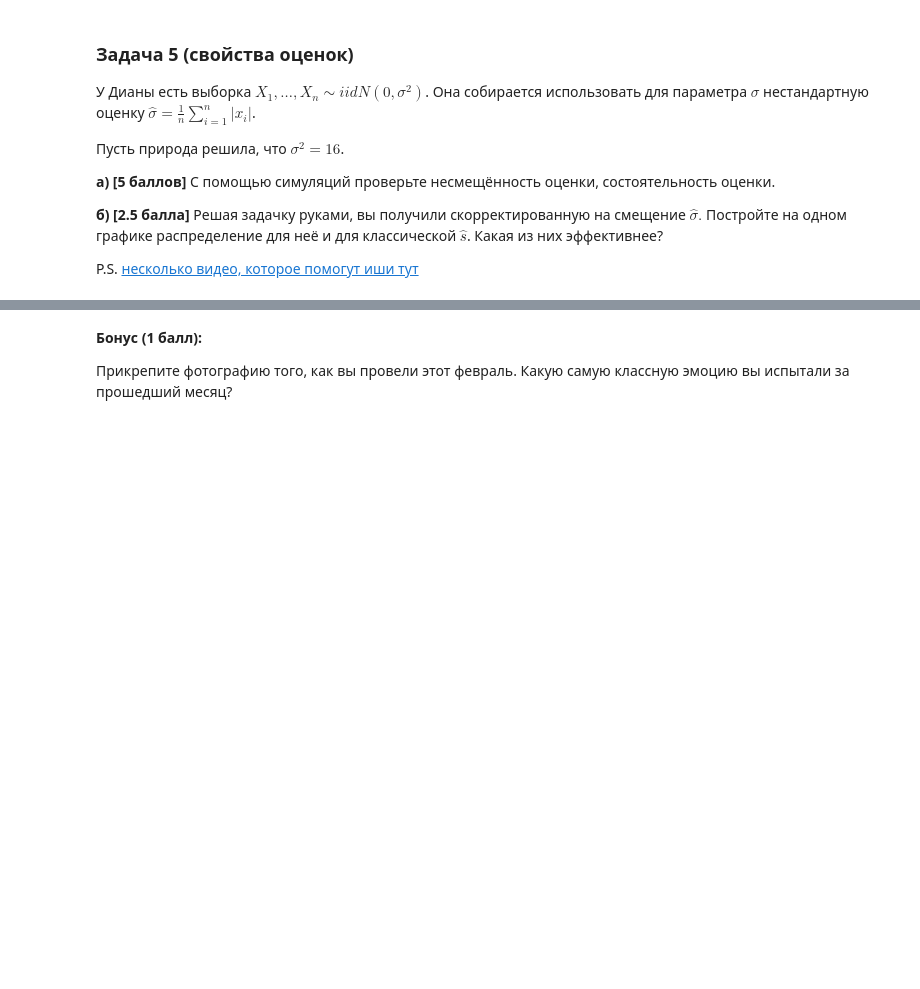
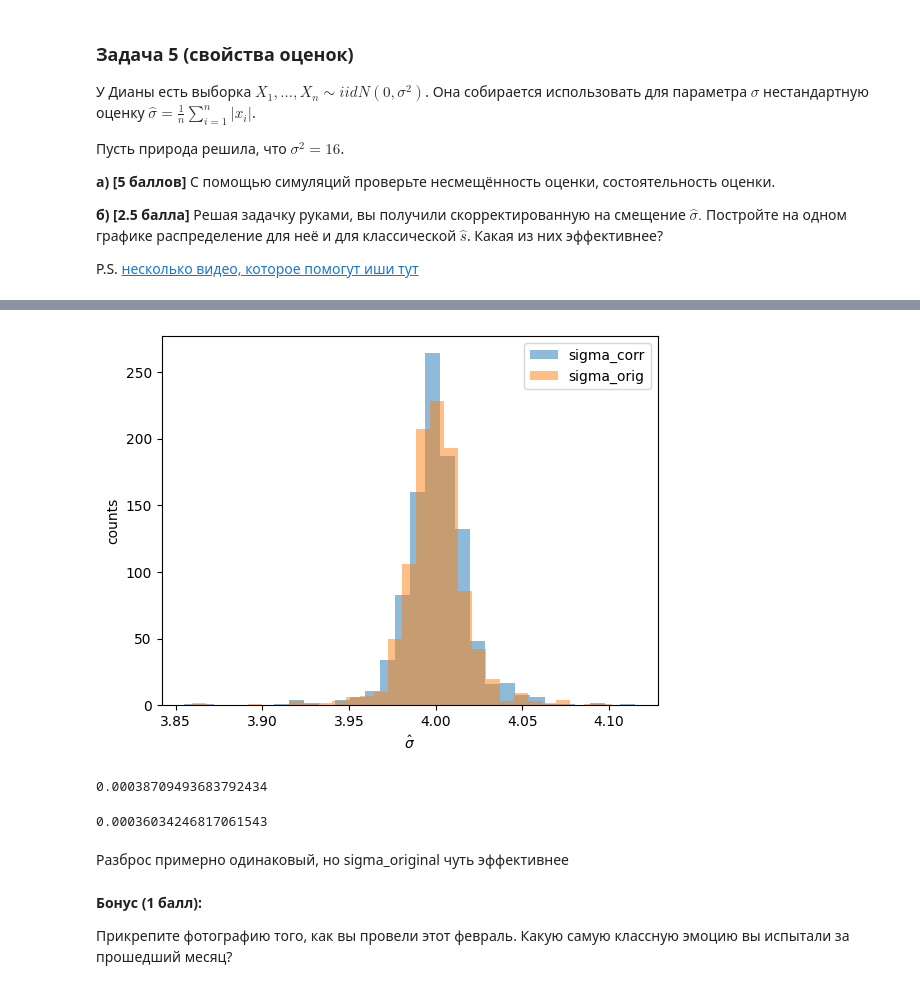
Before and after one commit to Kulikov17/MLDS_math_2022, a Jupyter notebook: hw_matstat/yam_hw01-hakuna_matata.ipynb, the cells around one changed output, grey strips where cells are left out. Saved outputs shown, nothing was run; the diff lists cells and outputs as text; code cells hidden in the pictures; blank space fills up the shorter version.

```diff
--- a/hw_matstat/yam_hw01-hakuna_matata.ipynb
+++ b/hw_matstat/yam_hw01-hakuna_matata.ipynb
@@ -402,3 +454,22 @@ P.S. [несколько видео, которое помогут иши тут
+# %%
+plt.hist(sigma_corr,label='sigma_corr', alpha=0.5, bins=30)
+plt.hist(sigma_original, label='sigma_orig', alpha=0.5,  bins=30)
+plt.legend()
+plt.xlabel('$\hat{\sigma}$', fontsize=10)
+plt.ylabel('counts', fontsize=10)
+plt.show()
+# %% [output]
+[figure, added]
+# %%
+np.var(sigma_corr)
+# %% [output]
+0.00038709493683792434
+# %%
+np.var(sigma_original)
+# %% [output]
+0.00036034246817061543
+# %% [markdown]
+Разброс примерно одинаковый, но sigma_original чуть эффективнее
 # %% [markdown]
 **Бонус (1 балл):**
 
```
Also changed, not shown: parts of 10 cells of this notebook.
